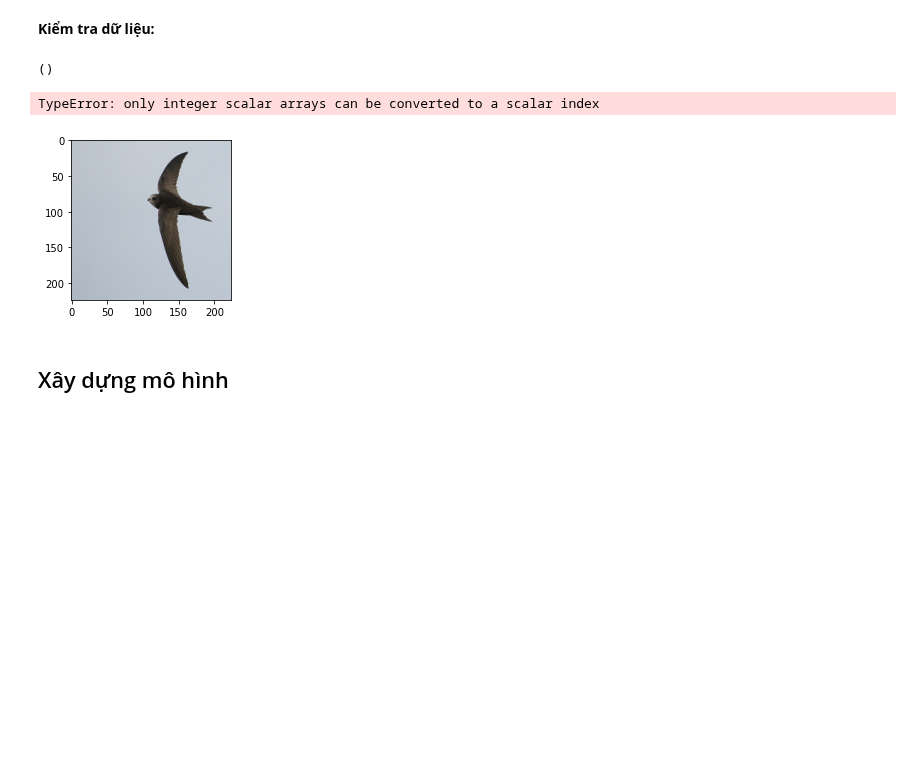
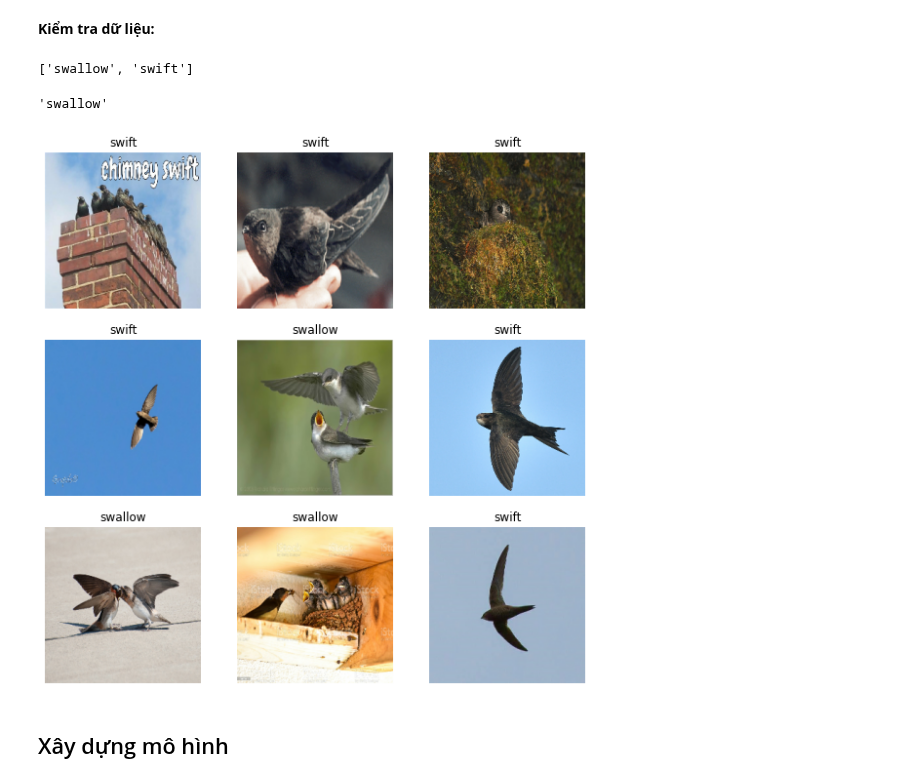
Before and after one commit to ddpham/swift_swallow_classification, a Jupyter notebook: nbs/keras_model.ipynb, the cells around one changed output. Saved outputs shown, nothing was run; the diff lists cells and outputs as text; code cells hidden in the pictures; blank space fills up the shorter version.

```diff
--- a/nbs/keras_model.ipynb
+++ b/nbs/keras_model.ipynb
@@ -68,21 +69,26 @@ Lý do là vì với fastai, dữ liệu của 1 batch sẽ được load vào G
 **Kiểm tra dữ liệu:**
 # %%
 from matplotlib import pyplot as plt
-# %%
-np.shape(train_ds.take(1))
-# %% [output]
-()
+# %%
+train_ds.class_names
+# %% [output]
+['swallow', 'swift']
+# %%
+class_names = train_ds.class_names
+# %%
+class_names[0]
+# %% [output]
+'swallow'
 # %%
 plt.figure(figsize=(10, 10))
 for images, labels in train_ds.take(1):
     for i in range(9):
         ax = plt.subplot(3, 3, i + 1)
         plt.imshow(np.uint8(images[i]))
-        plt.title(class_names[labels[i]])
+        plt.title(class_names[np.int(labels[i][1])])
         plt.axis("off")
 # %% [output]
-TypeError: only integer scalar arrays can be converted to a scalar index
-[figure, old version]
+[figure, new version]
 # %% [markdown]
 ## Xây dựng mô hình
 # %% [markdown]
```
Also changed, not shown: parts of 13 cells of this notebook.
